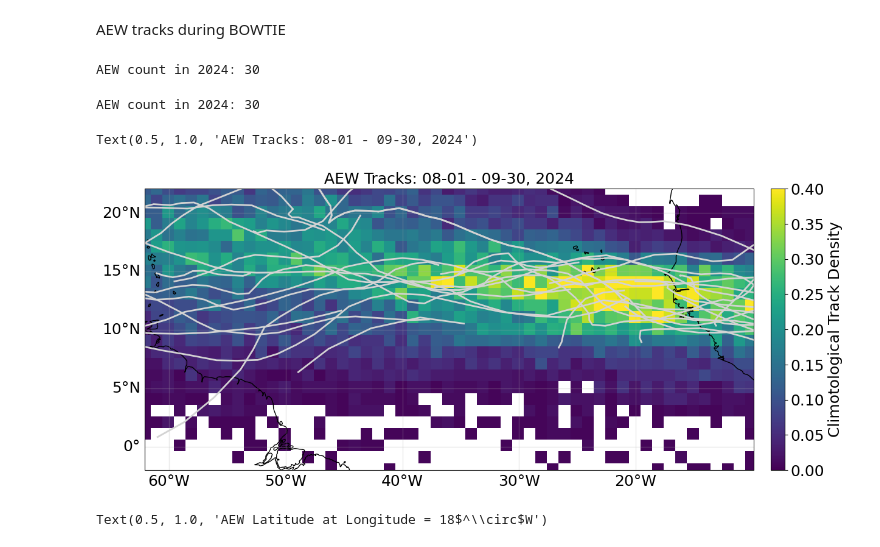
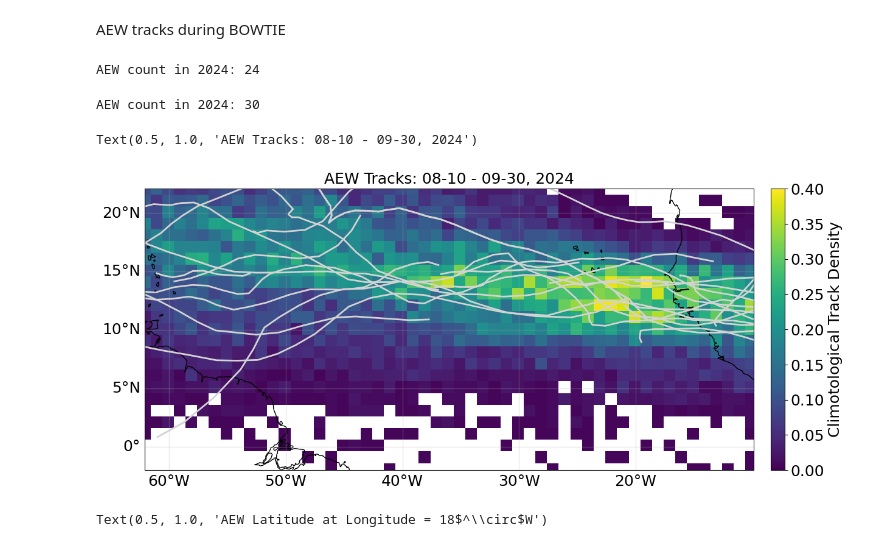
Before and after one commit to allison-wing/PICCOLO, a Jupyter notebook: plot_AEWtracks_ERA5_BOWTIE_climo.ipynb, the cells around one changed output. Cells and saved outputs as stored; diff of their text form; code cells hidden in the pictures.

```diff
--- a/plot_AEWtracks_ERA5_BOWTIE_climo.ipynb
+++ b/plot_AEWtracks_ERA5_BOWTIE_climo.ipynb
@@ -26,7 +26,7 @@ lon1, lon2 = -62.1, -9.9            # Longitude range
 #lon1, lon2 = -60.1, -19.9            # Longitude range
 gridsize = 1                     # Grid size for track density
 mon1 = 8
-day1 = 1
+day1 = 10
 mon2 = 9
 day2 = 30
 # %% [markdown]
@@ -198,7 +198,7 @@ for j in range(nsystem2024):
 
 print("AEW count in 2024:", AEWcount2024)
 # %% [output]
-AEW count in 2024: 30
+AEW count in 2024: 24
 # %%
 #Open the file with the AEW tracks from August-September 2024
 #ds = xr.open_dataset('./AEWtracking/AEW_tracks_BOWTIE_post_processed.nc',decode_times=False) #mine
@@ -269,36 +269,36 @@ gl.xlabel_style = {'size': 18}
 gl.ylabel_style = {'size': 18}
 
 #plot the track density
 #cax = ax.imshow(trden_avg, extent=(Xp[0], Xp[-1], Yp[0], Yp[-1]), aspect='auto', cmap='turbo', origin='lower', vmin=0, vmax=0.4)
-plt.pcolormesh(Xp, Yp, trden_avg, vmin=0, vmax=0.4)
+plt.pcolormesh(Xp, Yp, trden_avg, vmin=0, vmax=0.40)
 
 # Add colorbar
 cbar=plt.colorbar(orientation='vertical', pad=0.02)
 cbar.set_label('Climotological Track Density',fontsize=18)  #add a label to the colorbar
 
 #plot the AEW tracks in 2024
 nAEW2024, ntimeAEW2024 = AEWlat2024.shape
 for i in range(nAEW2024):
     ax.plot(AEWlon2024[i, :], AEWlat2024[i, :], 'lightgray', linewidth=2)
 
 ##plot mean CWV 48 mm contour from era5
 #plt.contour(era5.longitude.values,era5.latitude.values, tcwv_mean,levels = [48],colors = 'r',linewidth = 1)
 
 #plot the ship track
 #ax.plot(shipLON, shipLAT, 'k', linewidth=2)
 
 #Set the plot limits and title
 cbar.ax.tick_params(labelsize=18)
 ax.set_xlim(lon1, lon2)
 ax.set_ylim(lat1, lat2)
 
 # Set labels and title
 ax.set_xlabel('Longitude')
 ax.set_ylabel('Latitude')
 ax.set_title(f'AEW Tracks: {mon1:02d}-{day1:02d} - {mon2:02d}-{day2:02d}, 2024', fontsize=18)
 # %% [output]
-Text(0.5, 1.0, 'AEW Tracks: 08-01 - 09-30, 2024')
+Text(0.5, 1.0, 'AEW Tracks: 08-10 - 09-30, 2024')
-[figure, old version]
+[figure, new version]
 # %%
 plt.figure(figsize = (18, 6))
 ax = plt.axes(projection=ccrs.PlateCarree())
```
Also changed, not shown: parts of 1 cell of this notebook, 1 other file.
